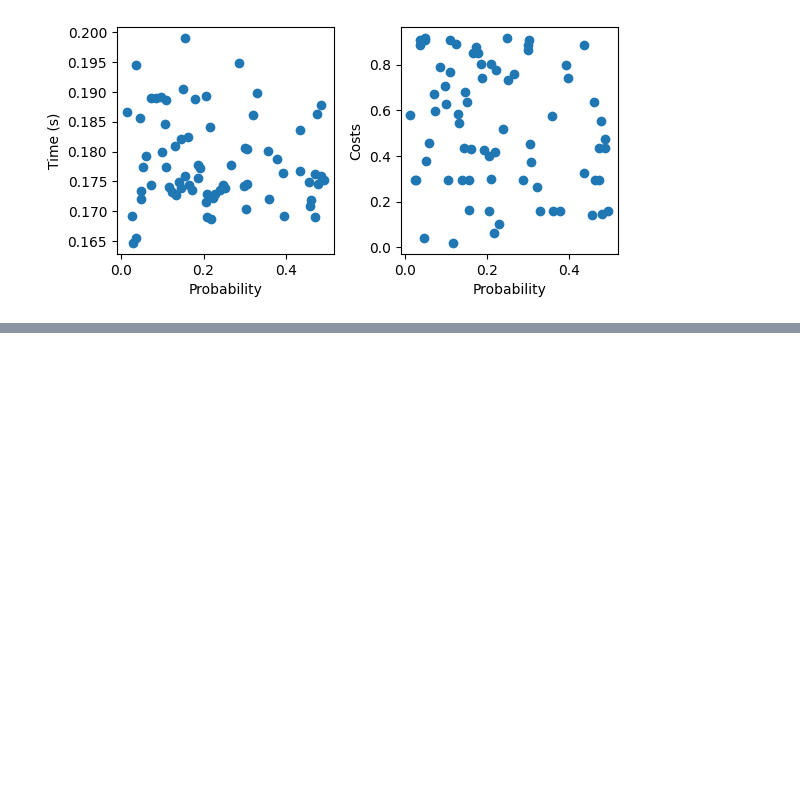
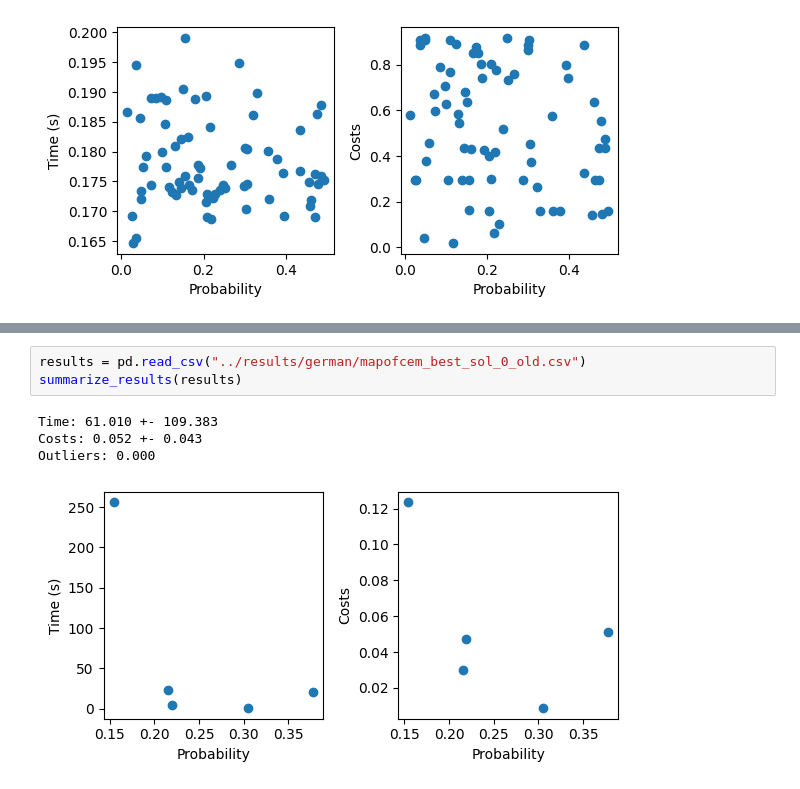
Before and after one commit to hiaac-finance/cfmining, a Jupyter notebook: notebooks/analyze_results.ipynb, the cells around one changed output, grey strips where cells are left out. Saved outputs shown, nothing was run; the diff lists cells and outputs as text; blank space fills up the shorter version.

```diff
--- a/notebooks/analyze_results.ipynb
+++ b/notebooks/analyze_results.ipynb
@@ -89,0 +98,8 @@ Outliers: 0.000
+# %%
+results = pd.read_csv("../results/german/mapofcem_best_sol_0_old.csv")
+summarize_results(results)
+# %% [output]
+Time: 61.010 +- 109.383
+Costs: 0.052 +- 0.043
+Outliers: 0.000
+[figure, added]
```
Also changed, not shown: parts of 2 cells of this notebook, 1 other file.
